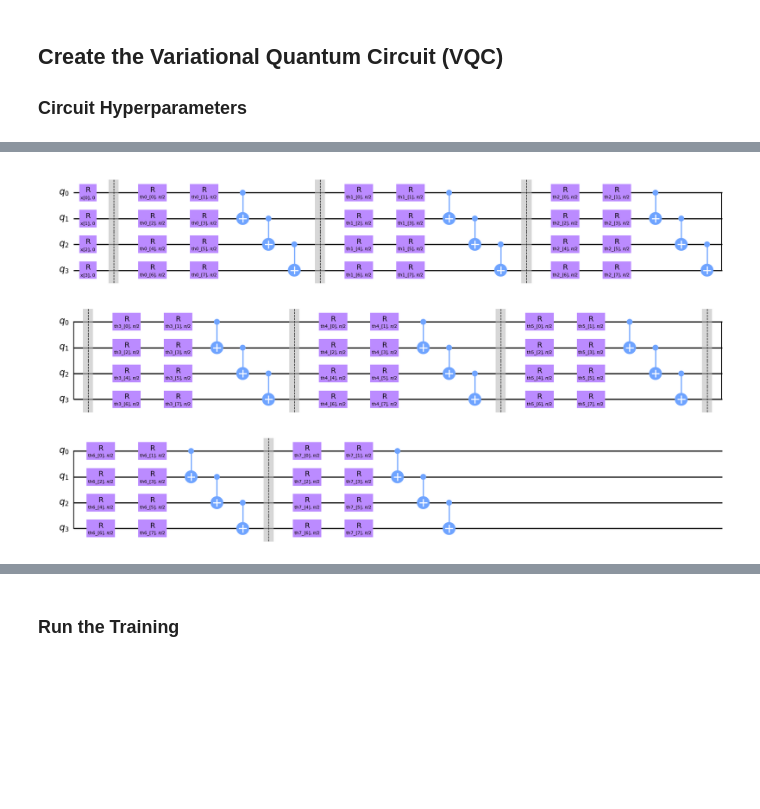
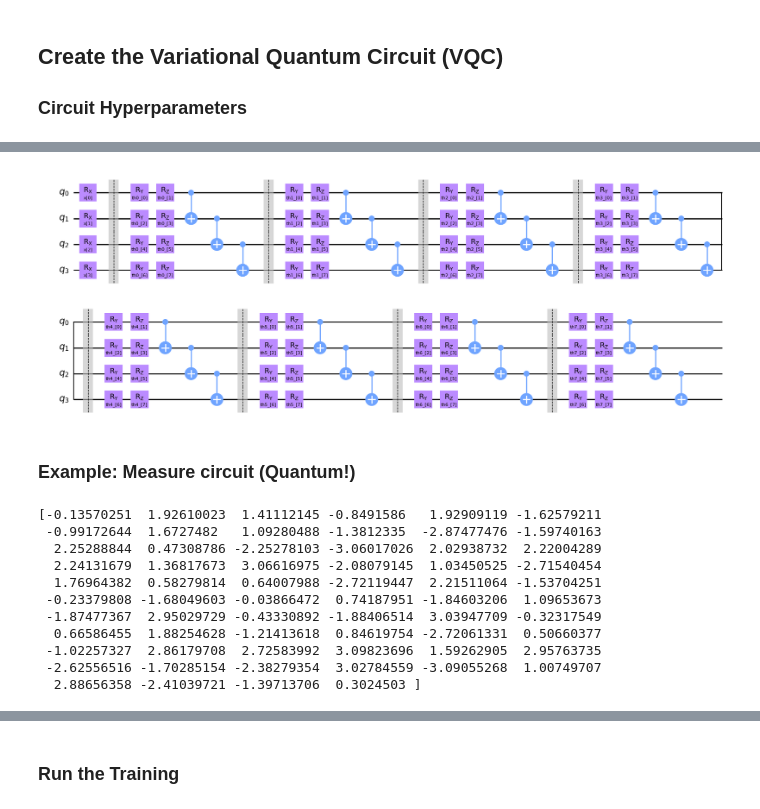
Before and after one commit to TobiasWinker/QC4DB_VQC_Tutorial, a Jupyter notebook: qc4jo.ipynb, the cells around one changed output, grey strips where cells are left out. Cells and saved outputs as stored; diff of their text form; code cells hidden in the pictures; blank space fills up the shorter version.

```diff
--- a/qc4jo.ipynb
+++ b/qc4jo.ipynb
@@ -68,13 +69,39 @@ for l in range(num_layers):
     # Variational part
     for i in range(num_qubits):
         qc.ry(thetas[l][2*i], i)
-        qc.ry(thetas[l][2*i+1], i)
+        qc.rz(thetas[l][2*i+1], i)
 
     # Entangling part
     for i in range(num_qubits-1):
         qc.cx(i, i+1)
-
-# Draw the circuit
-qc.decompose().draw(output='mpl')
-# %% [output]
-[figure, removed]
+# %%
+# Draw the circuit
+qc.draw("mpl")
+# %% [output]
+[figure, added]
+# %% [markdown]
+### Example: Measure circuit (Quantum!)
+# %%
+# Extract the parameters to optimize
+params = list(qc.parameters)[:-num_qubits]
+num_params = len(params)
+
+# Generate dummy input
+num_inputs = len(x)
+dummy_inputs = np.zeros(num_inputs)
+
+# Generate variational parameters randomly in [-pi,pi]
+example_param_values = (2*pi*np.random.rand(num_params) - pi)
+print(example_param_values)
+# %% [output]
+[-0.13570251  1.92610023  1.41112145 -0.8491586   1.92909119 -1.62579211
+ -0.99172644  1.6727482   1.09280488 -1.3812335  -2.87477476 -1.59740163
+  2.25288844  0.47308786 -2.25278103 -3.06017026  2.02938732  2.22004289
+  2.24131679  1.36817673  3.06616975 -2.08079145  1.03450525 -2.71540454
+  1.76964382  0.58279814  0.64007988 -2.72119447  2.21511064 -1.53704251
+ -0.23379808 -1.68049603 -0.03866472  0.74187951 -1.84603206  1.09653673
+ -1.87477367  2.95029729 -0.43330892 -1.88406514  3.03947709 -0.32317549
+  0.66586455  1.88254628 -1.21413618  0.84619754 -2.72061331  0.50660377
+ -1.02257327  2.86179708  2.72583992  3.09823696  1.59262905  2.95763735
+ -2.62556516 -1.70285154 -2.38279354  3.02784559 -3.09055268  1.00749707
+  2.88656358 -2.41039721 -1.39713706  0.3024503 ]
```
Also changed, not shown: parts of 34 cells of this notebook, 1 other file.
